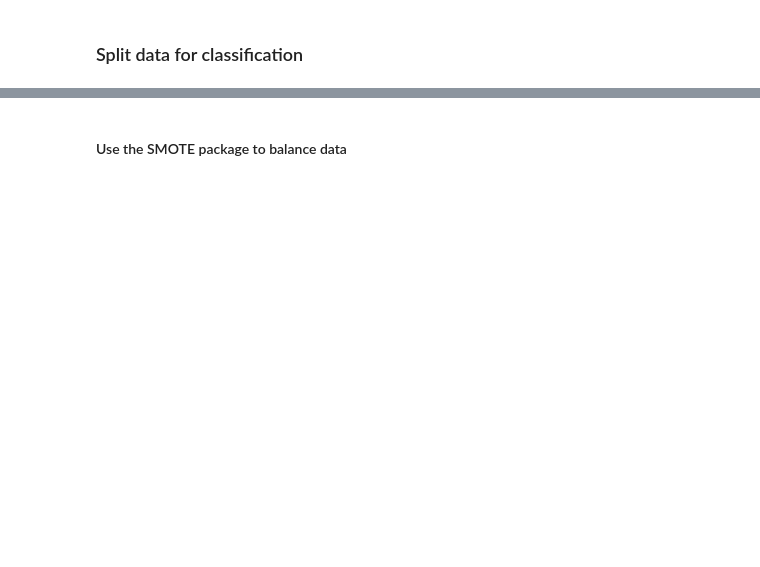
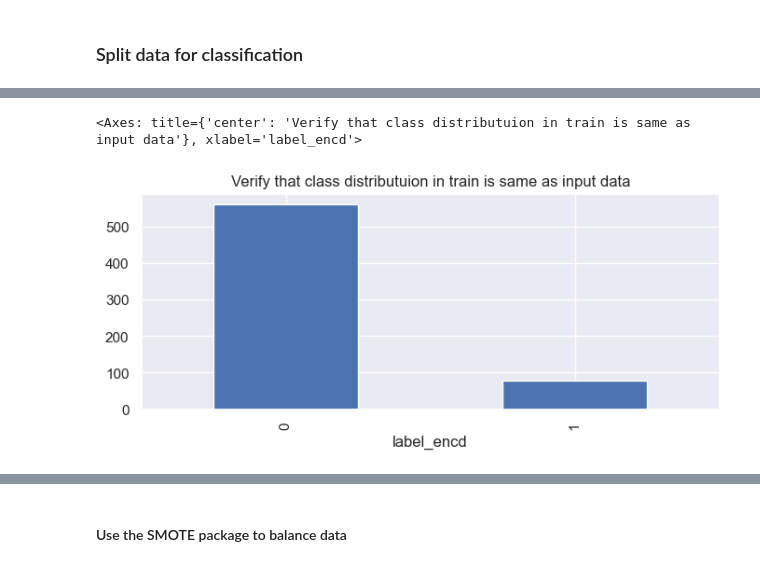
Before and after one commit to umasongo/fraud-detection, a Jupyter notebook: model-training.ipynb, the cells around one changed output, grey strips where cells are left out. Cells and saved outputs as stored; diff of their text form; code cells hidden in the pictures; blank space fills up the shorter version.

```diff
--- a/model-training.ipynb
+++ b/model-training.ipynb
@@ -161,12 +170,14 @@ plt.axis('off');
 from sklearn import preprocessing
 le = preprocessing.LabelEncoder()
 
-text_encoded = le.fit_transform(df['lemmatized'])
-print('Text Encoded', text_encoded)
+df['lemmatized_encd'] = le.fit_transform(df['lemmatized'])
+#print('Text Encoded', df['lemmatized_encd'])
 
-label = le.fit_transform(df['label'])
-print('Label Encoded', label)
+df['label_encd'] = le.fit_transform(df['label'])
+#print('Label Encoded', df['label_encd'])
 
 # Create feature set
-features = list(zip(text_encoded))
+#features = list(zip(text_encoded))
+
+df.head()
 # %% [output]
@@ -175,4 +190,14 @@ Label Encoded [0 1 0 ... 0 0 0]
 # %%
-#Split the data into training and testing set
+# Split the data into training and testing set
+# Create a stratified train/test split.
+# Test set will be 30% of the data and Training set 70%.
+# Class distribution will be equal for train test and original data
+
 from sklearn.model_selection import train_test_split
-X_train, X_test, y_train, y_test = train_test_split(features, label, test_size=0.3) # 70% training and 30% test
+train, test = train_test_split(df, test_size=0.3, stratify=df.label_encd)
+
+# Plot graph to verify that the class distribution in train is the same as in the original data.
+train.pivot_table(index='label_encd', aggfunc='size').plot(kind='bar', title='Verify that class distributuion in train is same as input data')
+# %% [output]
+<Axes: title={'center': 'Verify that class distributuion in train is same as input data'}, xlabel='label_encd'>
+[figure, added]
```
Also changed, not shown: parts of 45 cells of this notebook, 1 other file.
